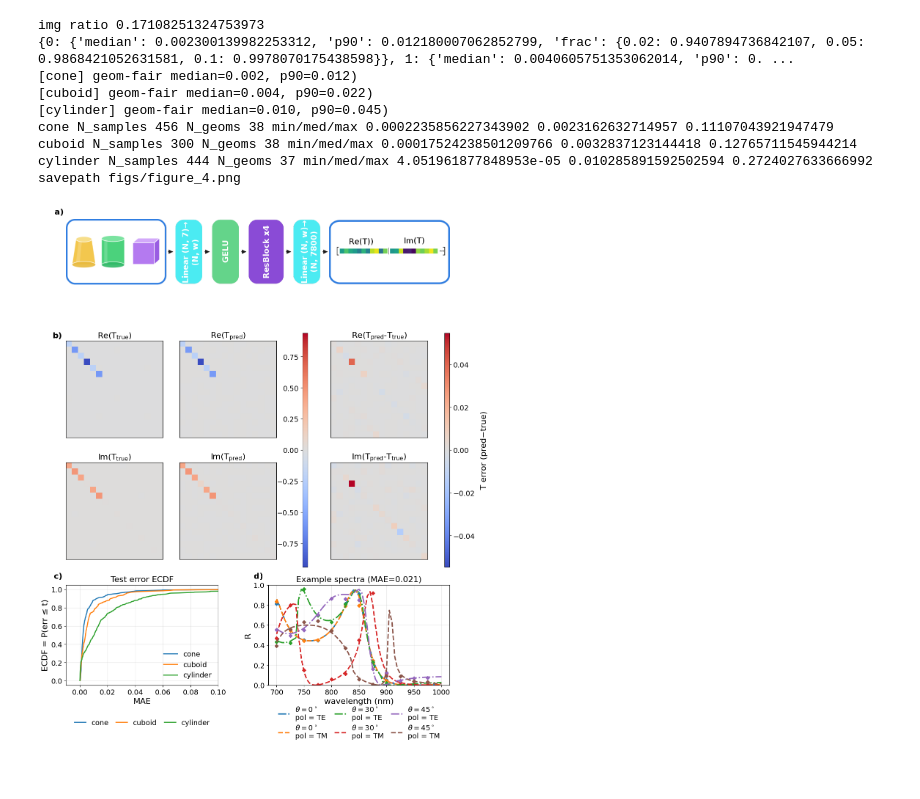
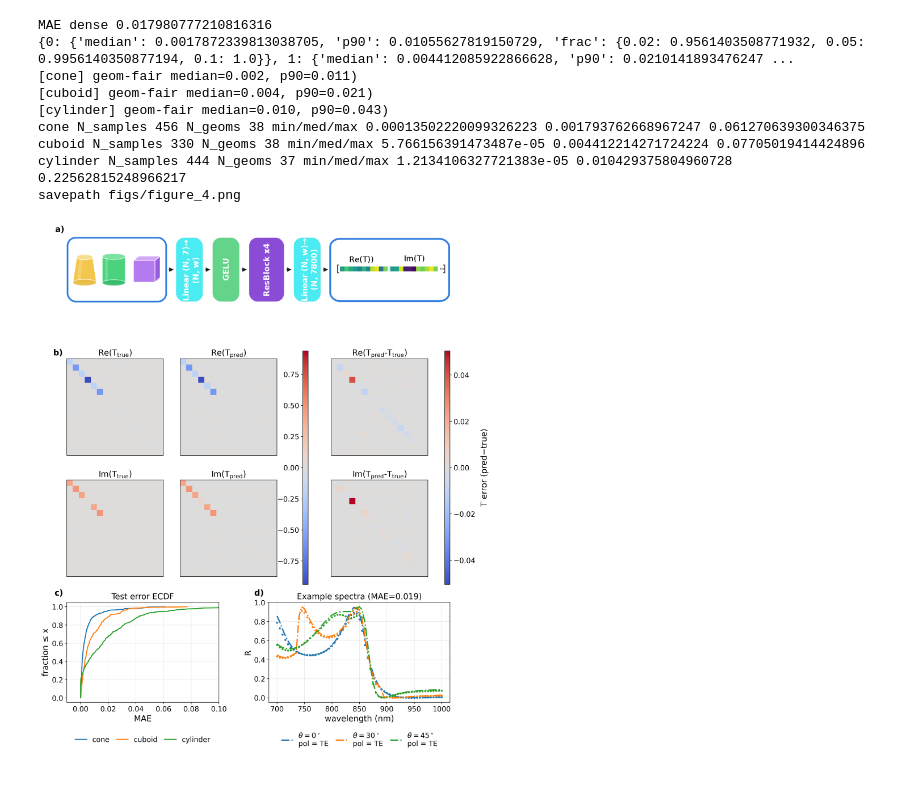
Before and after one commit to tfp-photonics/tdat_ml, a Jupyter notebook: paramtot_plot.ipynb, the cells around one changed output. Saved outputs shown, nothing was run; the diff lists cells and outputs as text; code cells hidden in the pictures.

```diff
--- a/paramtot_plot.ipynb
+++ b/paramtot_plot.ipynb
@@ -11,16 +11,14 @@ import numpy as np
 import matplotlib as mpl
 import matplotlib.pyplot as plt
 import matplotlib.patches as patches
-
 # -----------------------
 # User config
 # -----------------------
 H5_PATH = Path(
-    "results/paramtot_results.h5"
+    "results/paramtot_results_passive.h5"
 )
 TOP_PNG_PATH = Path("figs/tot.png")
 OUT_FIG_PATH = Path("figs/figure_4.png")
-
 
 def set_mpl_style(font_size=16):
     mpl.rcParams.update(
@@ -138,10 +136,10 @@ def plot_weighted_cdf_by_class(
         ax.set_xscale("log")
 
     ax.set_xlabel(xlabel)
-    ax.set_ylabel("ECDF = P(err ≤ t)")
+    ax.set_ylabel("fraction ≤ x")
     ax.set_title(title)
     ax.grid(alpha=0.3)
-    ax.legend(frameon=False)
+
     return ax
 
 
@@ -205,6 +203,7 @@ def plot_spectra_for_gid(
     R_pred_te,
     *,
     R_ref,
+    R_ref_pred,
     wl_ref,
     angles=None,
     ang_ids=(0, 1, 2),
@@ -225,6 +224,7 @@ def plot_spectra_for_gid(
 
     order = np.argsort(w)
     w, Rt, Rp = w[order], Rt[order], Rp[order]
+    R_ref_pred = R_ref_pred.reshape(R_ref_pred.shape[0], n_angles, n_pols)
 
     if Rt.ndim == 2 and Rt.shape[1] == n_angles * n_pols:
         Rt = Rt.reshape(Rt.shape[0], n_angles, n_pols)
@@ -243,11 +243,11 @@ def plot_spectra_for_gid(
     for j in ang_ids:
         for p in pol_ids:
             pstr = "TM" if p == 1 else "TE"
-            lab = "\n".join([fr"$\theta={angles[j]*180/np.pi:.0f}^\circ$", f"pol = {pstr}"])
-
-            (ln,) = ax.plot(wl_ref, R_ref[:, j, p], pol_styles.get(p, "-"), ms=6, lw=2.5, label=lab)
-            c = ln.get_color()
-            ax.plot(w, Rp[:, j, p], marker="D", color=c, ms=5, linestyle="None")
+            if pstr == "TE":
+                lab = "\n".join([fr"$\theta={angles[j]*180/np.pi:.0f}^\circ$", f"pol = {pstr}"])
+                (ln,) = ax.plot(wl_ref, R_ref[:, j, p], pol_styles.get(p, "-"), ms=5, lw=2.5, label=lab)
+                c = ln.get_color()
+                ax.scatter(wl_ref, R_ref_pred[:, j, p], marker=".",  color=c)
 
     ax.set_xlabel("wavelength (nm)")
     ax.set_ylabel("R")
@@ -272,8 +272,10 @@ def load_results_h5(path):
         T_pred_te = f["data/T_pred_te"][...]
 
         R_ref = f["data/R_ref"][...]
+        R_ref_pred = f["data/R_ref_pred"][...]
+        mae_all = float(np.mean(np.abs(R_ref_pred - R_ref)))
+        print("MAE dense grid", mae_all)
         wl_ref = f["data/wl_ref"][...]
-
         err_T = f["data/err_T"][...]
         err_R = f["data/err_R"][...]
 
@@ -285,7 +287,6 @@ def load_results_h5(path):
 
         gid_spec = f["meta"].attrs.get("gid_spec", None)
         i_T = f["meta"].attrs.get("i_T", None)
-
     if pols is None:
         pols = (0, 1)
     else:
@@ -298,6 +299,7 @@ def load_results_h5(path):
         R_true_te=R_true_te,
         R_pred_te=R_pred_te,
         R_ref=R_ref,
+        R_ref_pred=R_ref_pred,
         wl_ref=wl_ref,
         T_true_te=T_true_te,
         T_pred_te=T_pred_te,
@@ -320,6 +322,7 @@ def make_paper_fig(
     R_true_te,
     R_pred_te,
     R_ref,
+    R_ref_pred,
     wl_ref,
     T_true_te,
     T_pred_te,
@@ -336,7 +339,7 @@ def make_paper_fig(
     top_png_aspect="equal",
     top_row_height=0.65,
 ):
-    fig = plt.figure(figsize=(18 * 0.75, 27 * 0.75))
+    fig = plt.figure(figsize=(18 * 0.75, 27 * 0.75), dpi=300)
 
     gs_outer = fig.add_gridspec(
         3,
@@ -351,7 +354,7 @@ def make_paper_fig(
         img = plt.imread(str(top_png_path))
         h, w = img.shape[:2]
         img_ratio = h / w
-        print("img ratio", img_ratio)
+
         ax_top.imshow(img)
         ax_top.set_aspect("equal", adjustable="box")  #
         ax_top.set_anchor("C")                        # center
@@ -372,7 +375,7 @@ def make_paper_fig(
     ax_cdf  = fig.add_subplot(gs_bot[0, 0])
     ax_spec = fig.add_subplot(gs_bot[0, 1])
 
-    # a dedicated empty axis for the spectrum legend
+
     ax_leg = fig.add_subplot(gs_bot[1, 1])
     ax_leg.axis("off")
 
@@ -466,12 +469,13 @@ def make_paper_fig(
         R_true_te,
         R_pred_te,
         R_ref=R_ref,
+        R_ref_pred=R_ref_pred,
         wl_ref=wl_ref,
         angles=angles,
         ang_ids=ang_ids,
         pol_ids=tuple(pols),
         title=f"Example spectra (MAE={mae_g:.3f})",
-        ylim=(0, 1.),
+        ylim=None
     )
 
     handles, labels = ax_spec.get_legend_handles_labels()
@@ -479,40 +483,39 @@ def make_paper_fig(
         ax_leg.legend(
             handles, labels,
             loc="center",
             ncol=3,
             frameon=False,
             columnspacing=1.0,
             handlelength=1.6,
         )
 
 
     fig.savefig(str(savepath), dpi=300, bbox_inches="tight")
     print("savepath", savepath)
 
     return fig
 
 
 def main():
     set_mpl_style(font_size=16)
-
     kwargs = load_results_h5(H5_PATH)
     make_paper_fig(
         top_png_path=str(TOP_PNG_PATH),
         savepath=str(OUT_FIG_PATH),
         **kwargs,
     )
 
 
 if __name__ == "__main__":
     main()
 # %% [output]
-img ratio 0.17108251324753973
-{0: {'median': 0.002300139982253312, 'p90': 0.012180007062852799, 'frac': {0.02: 0.9407894736842107, 0.05: 0.9868421052631581, 0.1: 0.9978070175438598}}, 1: {'median': 0.0040605751353062014, 'p90': 0. ...
-[cone] geom-fair median=0.002, p90=0.012)
-[cuboid] geom-fair median=0.004, p90=0.022)
-[cylinder] geom-fair median=0.010, p90=0.045)
-cone N_samples 456 N_geoms 38 min/med/max 0.0002235856227343902 0.0023162632714957 0.11107043921947479
-cuboid N_samples 300 N_geoms 38 min/med/max 0.00017524238501209766 0.0032837123144418 0.12765711545944214
-cylinder N_samples 444 N_geoms 37 min/med/max 4.051961877848953e-05 0.010285891592502594 0.2724027633666992
+MAE dense 0.017980777210816316
+{0: {'median': 0.0017872339813038705, 'p90': 0.01055627819150729, 'frac': {0.02: 0.9561403508771932, 0.05: 0.9956140350877194, 0.1: 1.0}}, 1: {'median': 0.004412085922866628, 'p90': 0.0210141893476247 ...
+[cone] geom-fair median=0.002, p90=0.011)
+[cuboid] geom-fair median=0.004, p90=0.021)
+[cylinder] geom-fair median=0.010, p90=0.043)
+cone N_samples 456 N_geoms 38 min/med/max 0.00013502220099326223 0.001793762668967247 0.061270639300346375
+cuboid N_samples 330 N_geoms 38 min/med/max 5.766156391473487e-05 0.004412214271724224 0.07705019414424896
+cylinder N_samples 444 N_geoms 37 min/med/max 1.2134106327721383e-05 0.010429375804960728 0.22562815248966217
 savepath figs/figure_4.png
-[figure, old version]
+[figure, new version]
```
Also changed, not shown: 7 other files.
